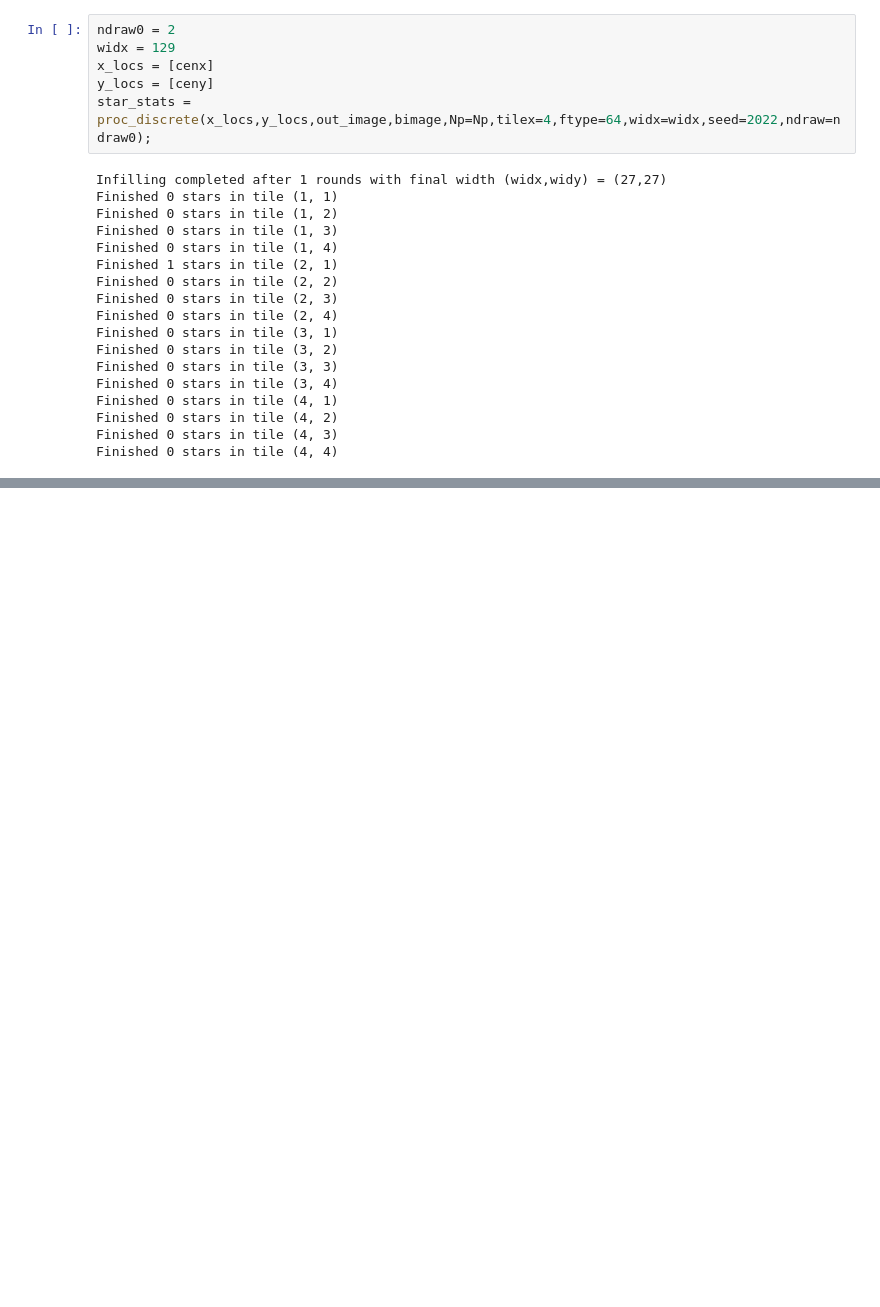
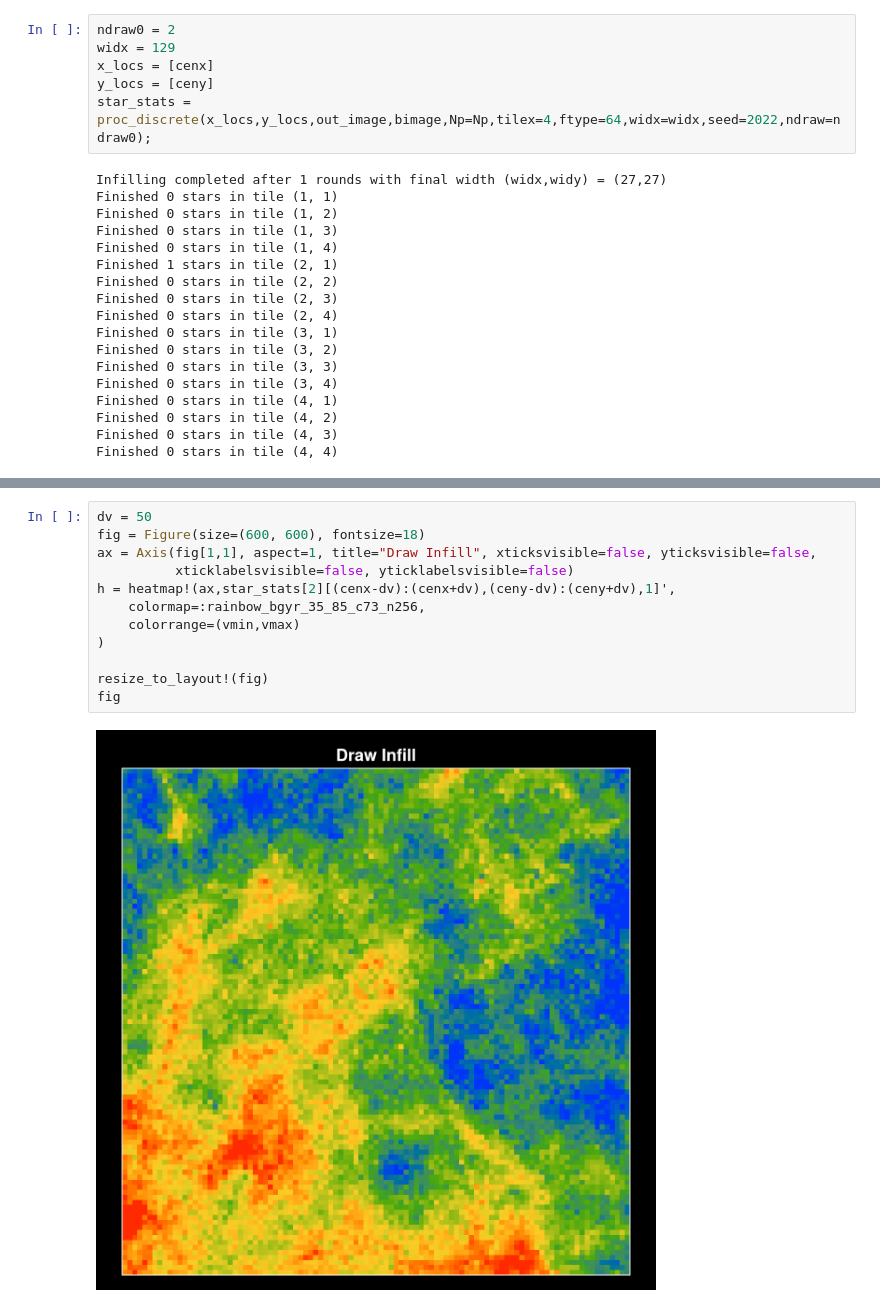
Before and after one commit to andrew-saydjari/CloudClean.jl, a Jupyter notebook: examples/example.ipynb, the cells around one changed output, grey strips where cells are left out. Saved outputs shown, nothing was run; the diff lists cells and outputs as text; blank space fills up the shorter version.

```diff
--- a/examples/example.ipynb
+++ b/examples/example.ipynb
@@ -108,0 +167,14 @@ ax.axes.yaxis.set_ticks([]);
+# %%
+dv = 50
+fig = Figure(size=(600, 600), fontsize=18)
+ax = Axis(fig[1,1], aspect=1, title="Draw Infill", xticksvisible=false, yticksvisible=false,
+          xticklabelsvisible=false, yticklabelsvisible=false)
+h = heatmap!(ax,star_stats[2][(cenx-dv):(cenx+dv),(ceny-dv):(ceny+dv),1]',
+    colormap=:rainbow_bgyr_35_85_c73_n256,
+    colorrange=(vmin,vmax)
+)
+
+resize_to_layout!(fig)
+fig
+# %% [output]
+[figure, added]
```
Also changed, not shown: parts of 14 cells of this notebook, 1 other file.
